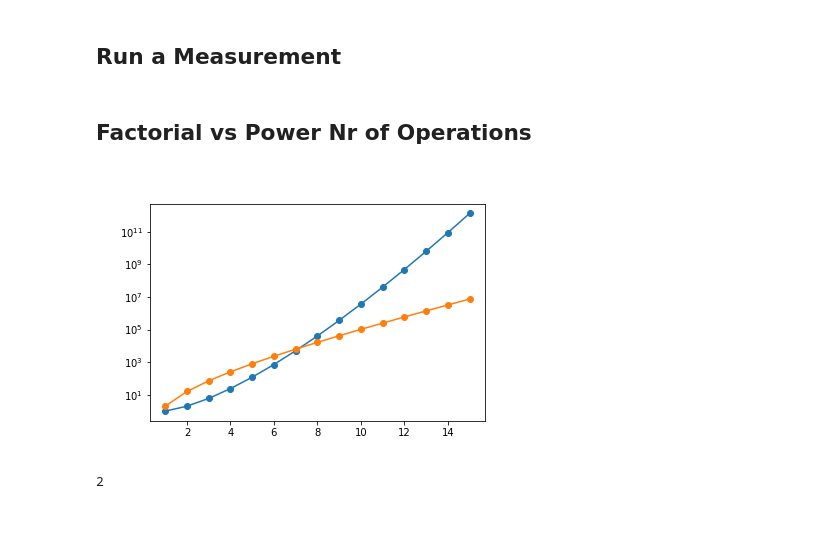
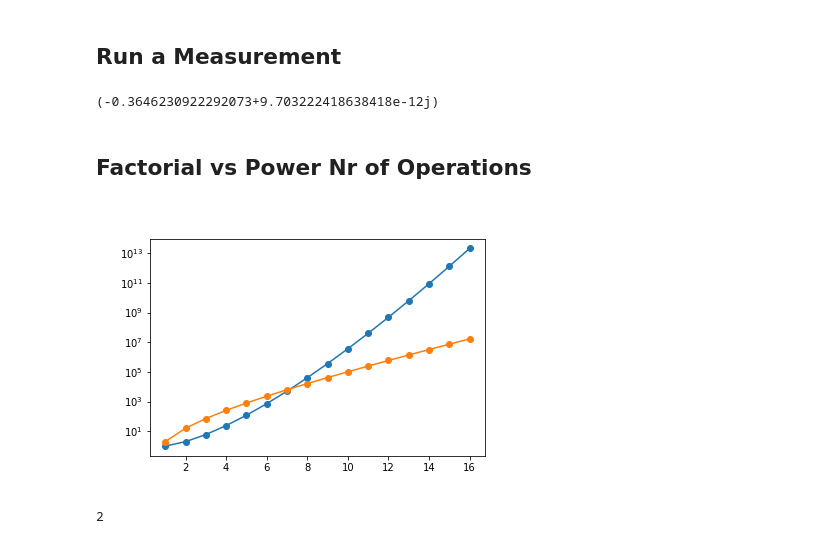
Before and after one commit to macekmar/keldy, a Jupyter notebook: notebooks/Keldy-Impurity-OneBand-Plasma.ipynb, the cells around one changed output. Saved outputs shown, nothing was run; the diff lists cells and outputs as text; code cells hidden in the pictures.

```diff
--- a/notebooks/Keldy-Impurity-OneBand-Plasma.ipynb
+++ b/notebooks/Keldy-Impurity-OneBand-Plasma.ipynb
@@ -295,17 +356,21 @@ computer.reduce_result()
+# %%
+(-1j)*(-1j)**order  * computer.reduce_result() / N_tot
+# %% [output]
+(-0.3646230922292073+9.703222418638418e-12j)
 # %% [markdown]
 ## Factorial vs Power Nr of Operations
 # %%
 ## Figure out exact FLOP scaling
 
-x = np.linspace(1,15,15, dtype=int)
+x = np.linspace(1,16,16, dtype=int)
 y_fac = map(np.math.factorial, x)#.linspace(1,10,10, dtype=int)
 y_det = np.power(2, x) * np.square(x)
 
 plt.plot(x, y_fac, marker='o')
 plt.plot(x, y_det,  marker='o')
 plt.yscale('log')
 # %% [output]
-[figure, old version]
+[figure, new version]
 # %%
 1+1
 # %% [output]
```
Also changed, not shown: parts of 26 cells of this notebook, 9 other files.
